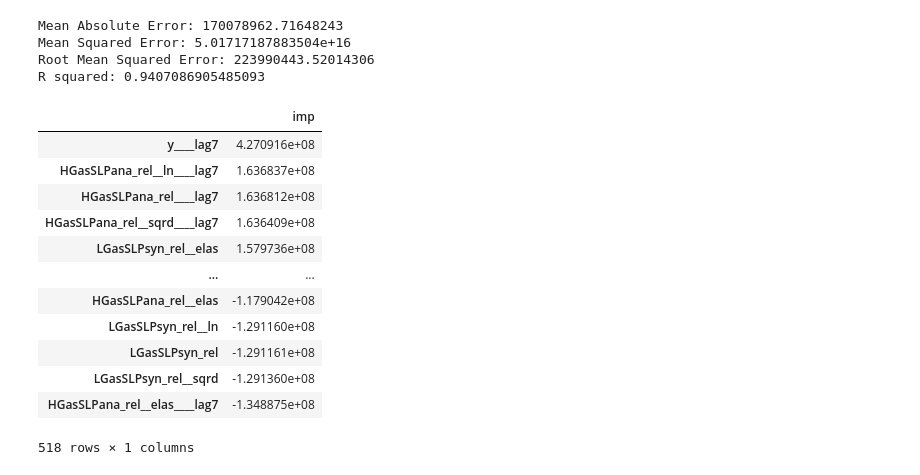
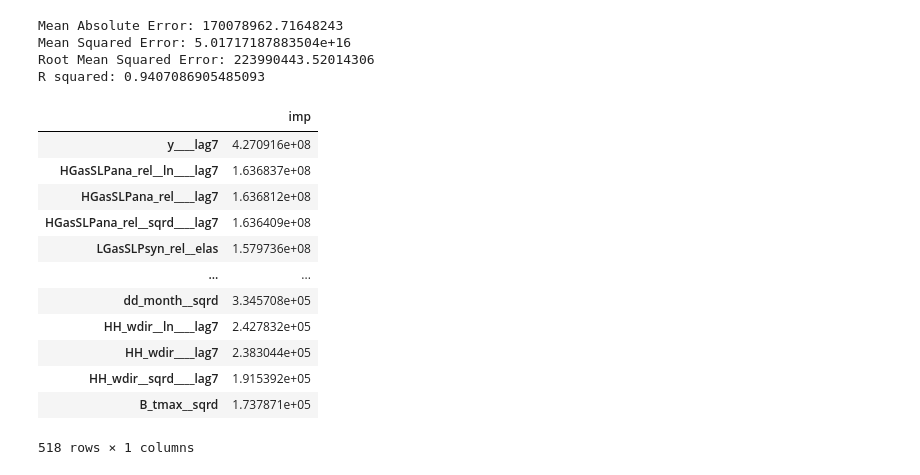
Before and after one commit to jfsalzmann/gasprices, a Jupyter notebook: learning/midterm_fixed_simple.ipynb, the cells around one changed output. Saved outputs shown, nothing was run; the diff lists cells and outputs as text; code cells hidden in the pictures.

```diff
--- a/learning/midterm_fixed_simple.ipynb
+++ b/learning/midterm_fixed_simple.ipynb
@@ -125,21 +125,21 @@ Mean Squared Error: 5.01717187883504e+16
 Root Mean Squared Error: 223990443.52014306
 R squared: 0.9407086905485093
 # %%
-imp = pd.Series(data=pipe.named_steps['model'].coef_, index=list(X.columns))
+imp = pd.Series(data=abs(pipe.named_steps['model'].coef_), index=list(X.columns))
 impdf = pd.DataFrame(imp)
 impdf.columns = ["imp"]
 impdf.sort_values(by='imp', ascending=False)
 # %% [output]
 |  | imp |
 | y____lag7 | 4.270916e+08 |
 | HGasSLPana_rel__ln____lag7 | 1.636837e+08 |
 | HGasSLPana_rel____lag7 | 1.636812e+08 |
 | HGasSLPana_rel__sqrd____lag7 | 1.636409e+08 |
 | LGasSLPsyn_rel__elas | 1.579736e+08 |
 | ... | ... |
-| HGasSLPana_rel__elas | -1.179042e+08 |
-| LGasSLPsyn_rel__ln | -1.291160e+08 |
-| LGasSLPsyn_rel | -1.291161e+08 |
-| LGasSLPsyn_rel__sqrd | -1.291360e+08 |
-| HGasSLPana_rel__elas____lag7 | -1.348875e+08 |
+| dd_month__sqrd | 3.345708e+05 |
+| HH_wdir__ln____lag7 | 2.427832e+05 |
+| HH_wdir____lag7 | 2.383044e+05 |
+| HH_wdir__sqrd____lag7 | 1.915392e+05 |
+| B_tmax__sqrd | 1.737871e+05 |
 518 rows × 1 columns
```
